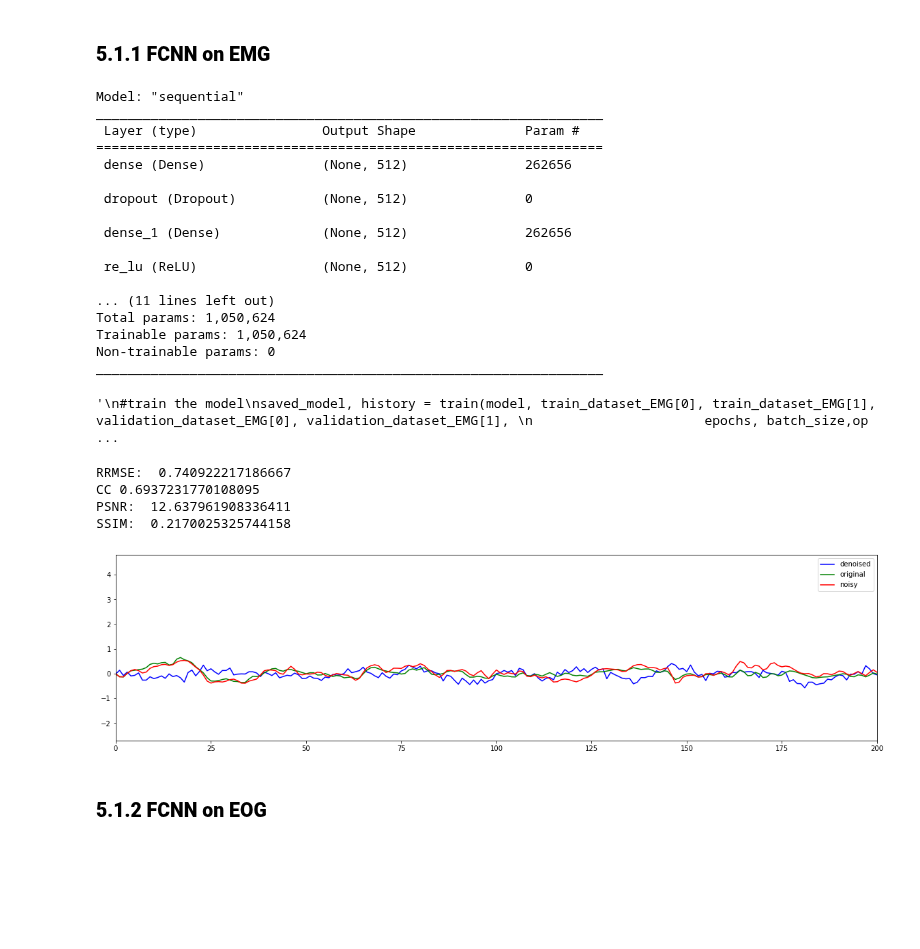
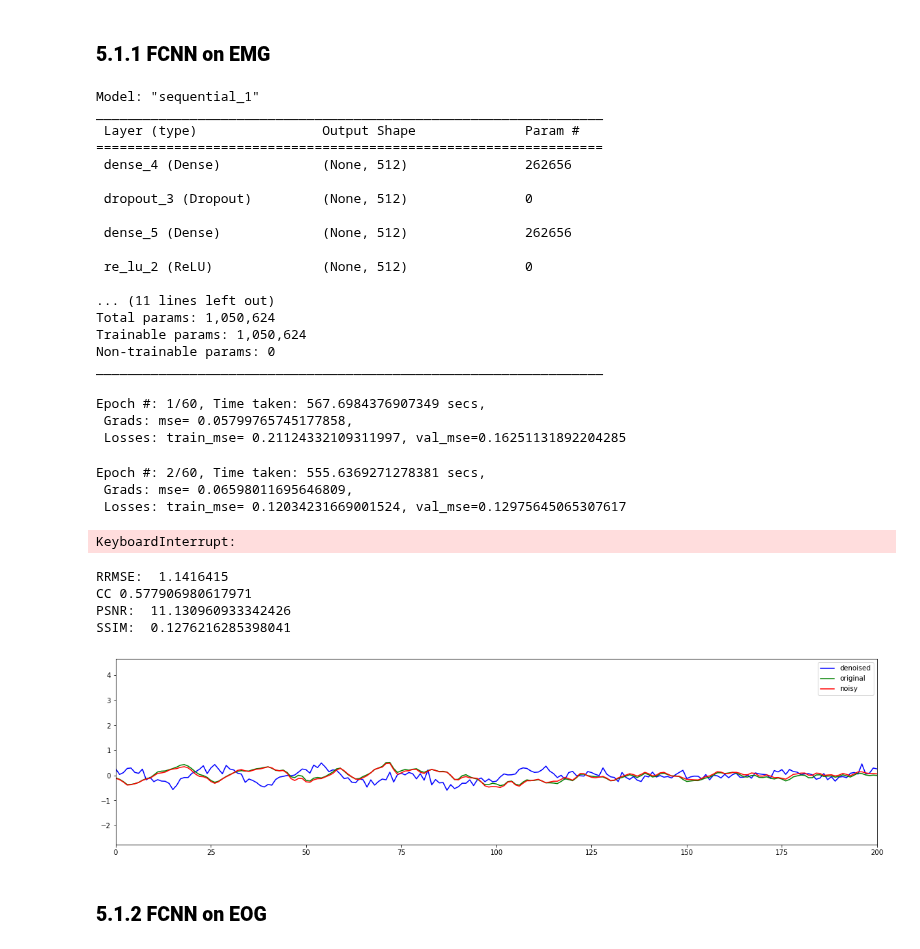
Before and after one commit to MartinaDoku2001/Thesis, a Jupyter notebook: EEG_denoising.ipynb, the cells around one changed output. Cells and saved outputs as stored; diff of their text form; code cells hidden in the pictures; blank space fills up the shorter version.

```diff
--- a/EEG_denoising.ipynb
+++ b/EEG_denoising.ipynb
@@ -888,8 +888,8 @@ def fcNN(datanum):
 
 #set the parameters
 i=1
-epochs = 4
-batch_size = 200
+epochs = 60
+batch_size = 40
 optimizer = tf.keras.optimizers.Adam(learning_rate=0.0001)
 datanum=512
 denoise_network = 'fcNN'
@@ -897,67 +897,73 @@ model=fcNN(datanum)
 model.compile(optimizer=optimizer, loss='mse', metrics=['mae', 'mse'])
 result_location ='./results'
 foldername = 'fcNN'
-'''
+
 #train the model
 saved_model, history = train(model, train_dataset_EMG[0], train_dataset_EMG[1], validation_dataset_EMG[0], validation_dataset_EMG[1],
                       epochs, batch_size,optimizer, denoise_network,
                       result_location, foldername , train_num = str(i))
 
 #save model
-path = (result_location+'/'+ foldername+'/'+str(i+1)+'/'+ "denoise_model_EMG")
+path = os.path.join(result_location, foldername, str(i), "nn_output")
 print(path)
 
 tf.keras.models.save_model(saved_model, path)
-'''
 # %% [output]
-Model: "sequential"
+Model: "sequential_1"
 _________________________________________________________________
  Layer (type)                Output Shape              Param #
 =================================================================
- dense (Dense)               (None, 512)               262656
+ dense_4 (Dense)             (None, 512)               262656
 
- dropout (Dropout)           (None, 512)               0
+ dropout_3 (Dropout)         (None, 512)               0
 
- dense_1 (Dense)             (None, 512)               262656
+ dense_5 (Dense)             (None, 512)               262656
 
- re_lu (ReLU)                (None, 512)               0
+ re_lu_2 (ReLU)              (None, 512)               0
 
 ... (11 lines left out)
 Total params: 1,050,624
 Trainable params: 1,050,624
 Non-trainable params: 0
 _________________________________________________________________
-'\n#train the model\nsaved_model, history = train(model, train_dataset_EMG[0], train_dataset_EMG[1], validation_dataset_EMG[0], validation_dataset_EMG[1], \n                      epochs, batch_size,op ...
+Epoch #: 1/60, Time taken: 567.6984376907349 secs,
+ Grads: mse= 0.05799765745177858,
+ Losses: train_mse= 0.21124332109311997, val_mse=0.16251131892204285
+Epoch #: 2/60, Time taken: 555.6369271278381 secs,
+ Grads: mse= 0.06598011695646809,
+ Losses: train_mse= 0.12034231669001524, val_mse=0.12975645065307617
+KeyboardInterrupt:
 # %%
 from tensorflow import keras
 #import the model
-saved_model = keras.models.load_model('./results/fcNN/2/denoise_model_EMG')
+path= os.path.join(result_location, foldername, str(i), "denoise_model_EMG")
+saved_model = keras.models.load_model(path)
 
 #testing
 denoised_test, test_mse = test_step(saved_model, test_dataset_EMG[0], test_dataset_EMG[1])
 
 #calculate the metrics
 RRMSE,CC, PSNR, SSIM = metrics_results(denoised_test, test_dataset_EMG[1])
 print('RRMSE: ', RRMSE)
 print('CC',CC)
 print('PSNR: ', PSNR)
 print('SSIM: ', SSIM)
 
 #PLOT THE RESULTS
 #plot the first denoised signal vs the original signal vs clean signal
 plt.figure(figsize=(20,5))
 plt.xlim(0,200)
 plt.plot(denoised_test[0,:], label='denoised', color='blue')
 plt.plot(EEG_test[0,:], label='original',color='green')
 plt.plot(noiseEEG_test[0,:], label='noisy',color='red')
 plt.legend()
 plt.show()
 # %% [output]
-RRMSE:  0.740922217186667
-CC 0.6937231770108095
-PSNR:  12.637961908336411
-SSIM:  0.2170025325744158
+RRMSE:  1.1416415
+CC 0.577906980617971
+PSNR:  11.130960933342426
+SSIM:  0.1276216285398041
-[figure, old version]
+[figure, new version]
 # %% [markdown]
 <h3 style=" font-size:130%;"> <b> 5.1.2 FCNN on EOG</b> </h2>
 # %%
```
Also changed, not shown: parts of 21 cells of this notebook, 9 other files.
